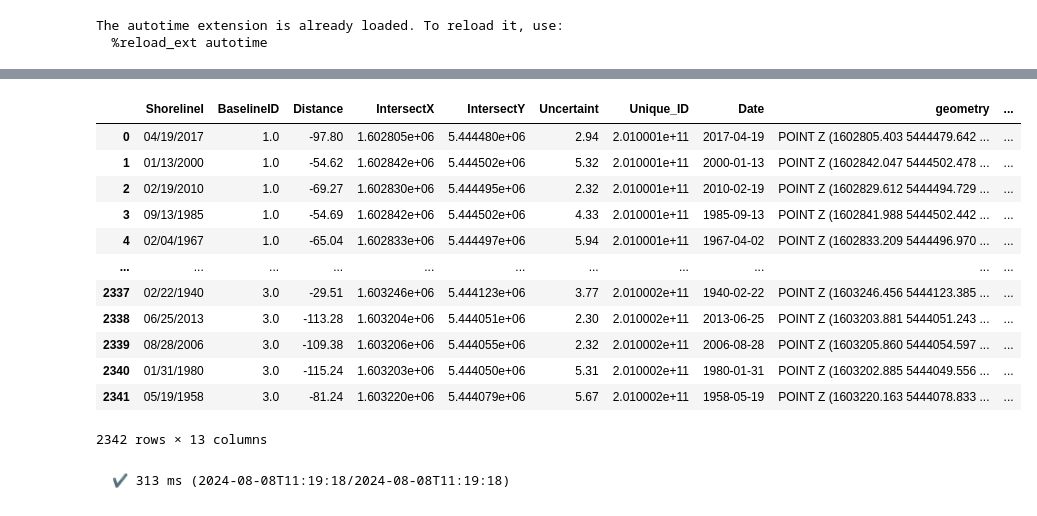
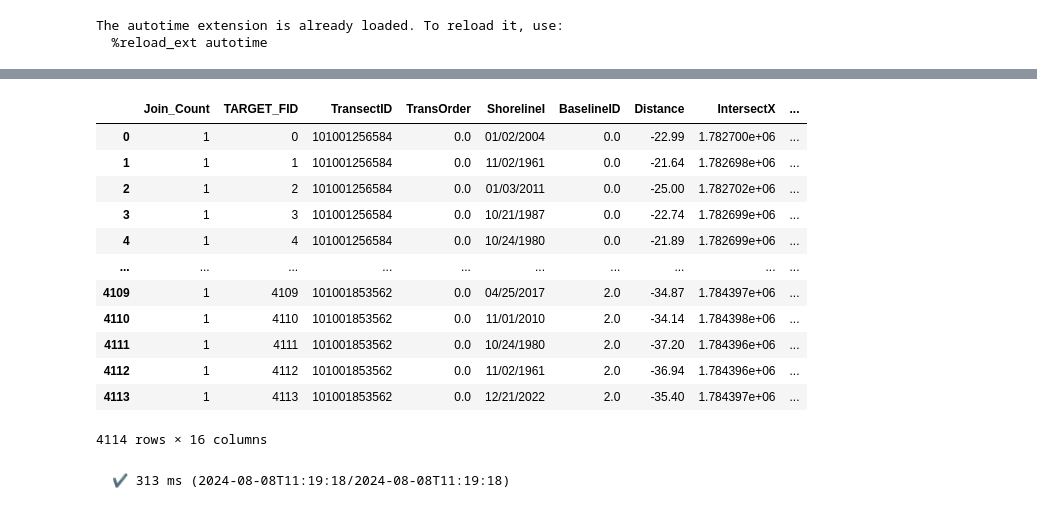
Before and after one commit to RNC-Research-Group/CliffErosion_Projections, a Jupyter notebook: HistoricRate_Proj_DSASv6.ipynb, the cells around one changed output, grey strips where cells are left out. Cells and saved outputs as stored; diff of their text form; code cells hidden in the pictures.

Commit message:
Waiheke Island smooth

```diff
--- a/HistoricRate_Proj_DSASv6.ipynb
+++ b/HistoricRate_Proj_DSASv6.ipynb
@@ -17,7 +17,7 @@ The autotime extension is already loaded. To reload it, use:
   %reload_ext autotime
 # %%
 #Navigate to intersects shapefile and separates out the year, finds how many years from 1800 and how many years to 2100
-gdf = gpd.read_file(f"Data/Merged Intersects_UniqueID/JackettIsland_Intersects.shp")
+gdf = gpd.read_file(f"Data/Merged Intersects_UniqueID/WaihekeIsland_Intersects.shp")
 gdf["Date"] = pd.to_datetime(gdf.ShorelineI, dayfirst=True, format='mixed')
 gdf["Year"] = gdf.Date.dt.year
 gdf["YearsSinceBase"] = (gdf.Date - pd.Timestamp(1800, 1, 1)).dt.days / 365.25
@@ -32,16 +32,16 @@ gdf
-|  | ShorelineI | BaselineID | Distance | IntersectX | IntersectY | Uncertaint | Unique_ID | Date | geometry | ... |
-| 0 | 04/19/2017 | 1.0 | -97.80 | 1.602805e+06 | 5.444480e+06 | 2.94 | 2.010001e+11 | 2017-04-19 | POINT Z (1602805.403 5444479.642 ... | ... |
-| 1 | 01/13/2000 | 1.0 | -54.62 | 1.602842e+06 | 5.444502e+06 | 5.32 | 2.010001e+11 | 2000-01-13 | POINT Z (1602842.047 5444502.478 ... | ... |
-| 2 | 02/19/2010 | 1.0 | -69.27 | 1.602830e+06 | 5.444495e+06 | 2.32 | 2.010001e+11 | 2010-02-19 | POINT Z (1602829.612 5444494.729 ... | ... |
-| 3 | 09/13/1985 | 1.0 | -54.69 | 1.602842e+06 | 5.444502e+06 | 4.33 | 2.010001e+11 | 1985-09-13 | POINT Z (1602841.988 5444502.442 ... | ... |
-| 4 | 02/04/1967 | 1.0 | -65.04 | 1.602833e+06 | 5.444497e+06 | 5.94 | 2.010001e+11 | 1967-04-02 | POINT Z (1602833.209 5444496.970 ... | ... |
-| ... | ... | ... | ... | ... | ... | ... | ... | ... | ... | ... |
-| 2337 | 02/22/1940 | 3.0 | -29.51 | 1.603246e+06 | 5.444123e+06 | 3.77 | 2.010002e+11 | 1940-02-22 | POINT Z (1603246.456 5444123.385 ... | ... |
-| 2338 | 06/25/2013 | 3.0 | -113.28 | 1.603204e+06 | 5.444051e+06 | 2.30 | 2.010002e+11 | 2013-06-25 | POINT Z (1603203.881 5444051.243 ... | ... |
-| 2339 | 08/28/2006 | 3.0 | -109.38 | 1.603206e+06 | 5.444055e+06 | 2.32 | 2.010002e+11 | 2006-08-28 | POINT Z (1603205.860 5444054.597 ... | ... |
-| 2340 | 01/31/1980 | 3.0 | -115.24 | 1.603203e+06 | 5.444050e+06 | 5.31 | 2.010002e+11 | 1980-01-31 | POINT Z (1603202.885 5444049.556 ... | ... |
-| 2341 | 05/19/1958 | 3.0 | -81.24 | 1.603220e+06 | 5.444079e+06 | 5.67 | 2.010002e+11 | 1958-05-19 | POINT Z (1603220.163 5444078.833 ... | ... |
+|  | Join_Count | TARGET_FID | TransectID | TransOrder | ShorelineI | BaselineID | Distance | IntersectX | ... |
+| 0 | 1 | 0 | 101001256584 | 0.0 | 01/02/2004 | 0.0 | -22.99 | 1.782700e+06 | ... |
+| 1 | 1 | 1 | 101001256584 | 0.0 | 11/02/1961 | 0.0 | -21.64 | 1.782698e+06 | ... |
+| 2 | 1 | 2 | 101001256584 | 0.0 | 01/03/2011 | 0.0 | -25.00 | 1.782702e+06 | ... |
+| 3 | 1 | 3 | 101001256584 | 0.0 | 10/21/1987 | 0.0 | -22.74 | 1.782699e+06 | ... |
+| 4 | 1 | 4 | 101001256584 | 0.0 | 10/24/1980 | 0.0 | -21.89 | 1.782699e+06 | ... |
+| ... | ... | ... | ... | ... | ... | ... | ... | ... | ... |
+| 4109 | 1 | 4109 | 101001853562 | 0.0 | 04/25/2017 | 2.0 | -34.87 | 1.784397e+06 | ... |
+| 4110 | 1 | 4110 | 101001853562 | 0.0 | 11/01/2010 | 2.0 | -34.14 | 1.784398e+06 | ... |
+| 4111 | 1 | 4111 | 101001853562 | 0.0 | 10/24/1980 | 2.0 | -37.20 | 1.784396e+06 | ... |
+| 4112 | 1 | 4112 | 101001853562 | 0.0 | 11/02/1961 | 2.0 | -36.94 | 1.784396e+06 | ... |
+| 4113 | 1 | 4113 | 101001853562 | 0.0 | 12/21/2022 | 2.0 | -35.40 | 1.784397e+06 | ... |
-2342 rows × 13 columns
+4114 rows × 16 columns
 # %%
 # Filter to just Karekare for testing
 #gdf = gdf.cx[1727077.5508:1735465.0761,5897869.0262:5910640.2418]
```
Also changed, not shown: parts of 10 cells of this notebook, 5 other files.
